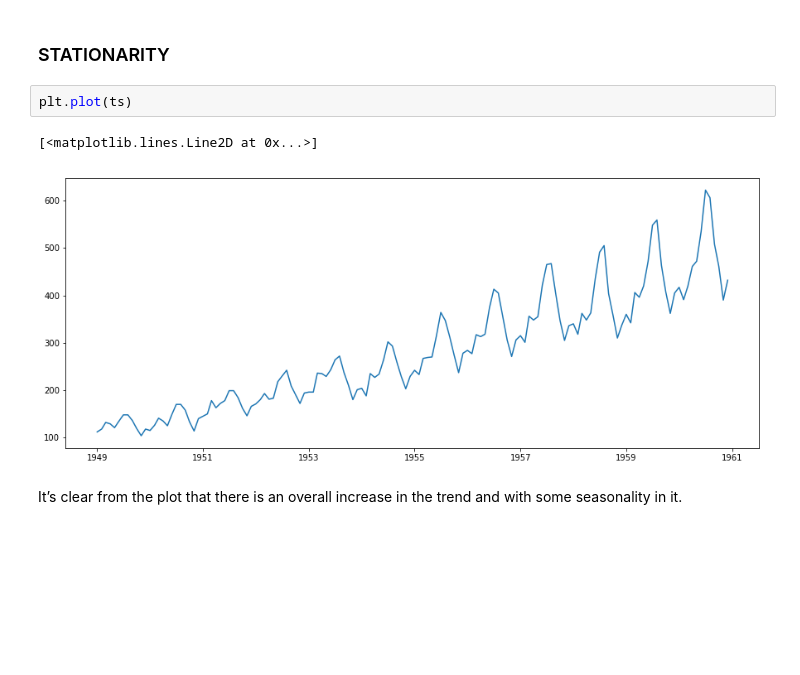
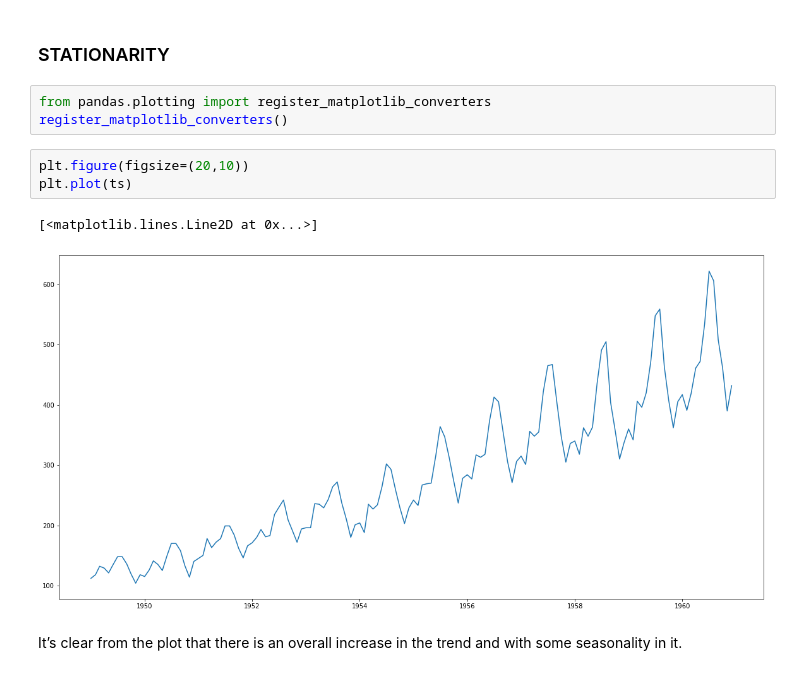
Before and after one commit to jacobstallone/Time_Series_ARIMA--Blog-and-code-, a Jupyter notebook: Time Series.ipynb, the cells around one changed output. Saved outputs shown, nothing was run; the diff lists cells and outputs as text; blank space fills up the shorter version.

```diff
--- a/Time Series.ipynb
+++ b/Time Series.ipynb
@@ -130,11 +130,15 @@ Month
 Name: #Passengers, dtype: int64
 # %% [markdown]
 ### STATIONARITY
+# %%
+from pandas.plotting import register_matplotlib_converters
+register_matplotlib_converters()
 # %%
+plt.figure(figsize=(20,10))
 plt.plot(ts)
 # %% [output]
 [<matplotlib.lines.Line2D at 0x...>]
-[figure, old version]
+[figure, new version]
 # %% [markdown]
 It’s clear from the plot that there is an overall increase in the trend and with some seasonality in it.
 # %% [markdown]
```
Also changed, not shown: parts of 17 cells of this notebook.
